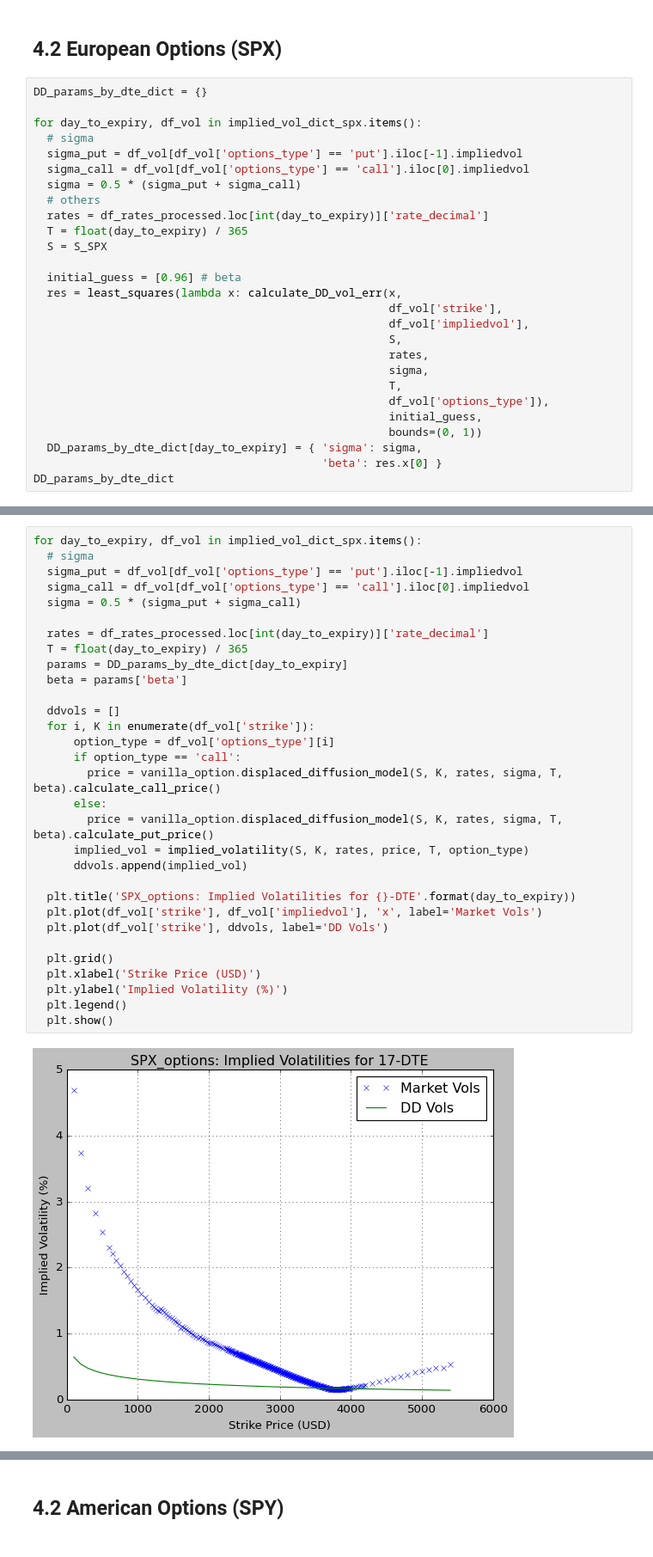
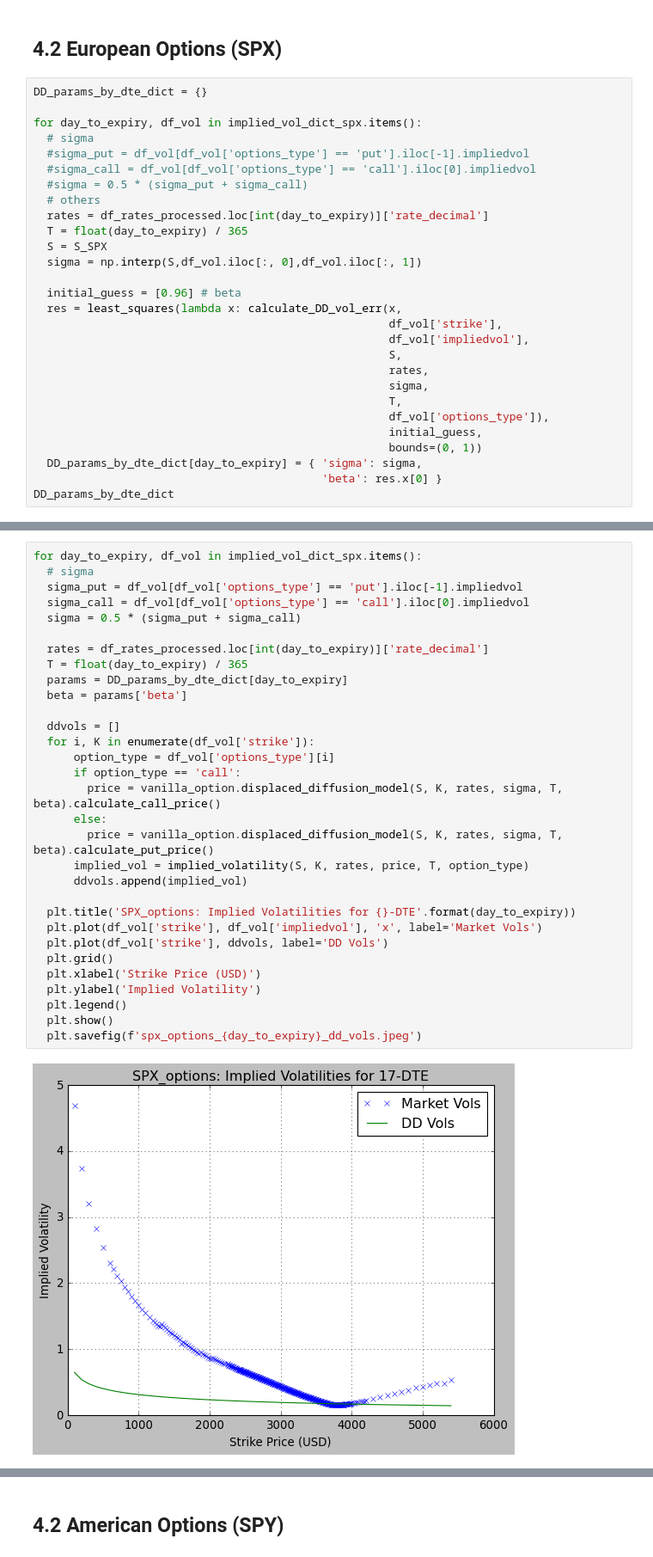
Before and after one commit to andreignatius/stochastic-calculus, a Jupyter notebook: model_calibration/model_calibration.ipynb, the cells around one changed output, grey strips where cells are left out. Shown at 86% size. Drawn from its saved outputs; the diff is of its cells as text.

```diff
--- a/model_calibration/model_calibration.ipynb
+++ b/model_calibration/model_calibration.ipynb
@@ -175,13 +179,14 @@ DD_params_by_dte_dict = {}
 
 for day_to_expiry, df_vol in implied_vol_dict_spx.items():
   # sigma
-  sigma_put = df_vol[df_vol['options_type'] == 'put'].iloc[-1].impliedvol
-  sigma_call = df_vol[df_vol['options_type'] == 'call'].iloc[0].impliedvol
-  sigma = 0.5 * (sigma_put + sigma_call)
+  #sigma_put = df_vol[df_vol['options_type'] == 'put'].iloc[-1].impliedvol
+  #sigma_call = df_vol[df_vol['options_type'] == 'call'].iloc[0].impliedvol
+  #sigma = 0.5 * (sigma_put + sigma_call)
   # others
   rates = df_rates_processed.loc[int(day_to_expiry)]['rate_decimal']
   T = float(day_to_expiry) / 365
   S = S_SPX
+  sigma = np.interp(S,df_vol.iloc[:, 0],df_vol.iloc[:, 1])
 
   initial_guess = [0.96] # beta
   res = least_squares(lambda x: calculate_DD_vol_err(x,
@@ -204,33 +209,33 @@ DD_params_by_dte_dict
 # %%
 for day_to_expiry, df_vol in implied_vol_dict_spx.items():
   # sigma
   sigma_put = df_vol[df_vol['options_type'] == 'put'].iloc[-1].impliedvol
   sigma_call = df_vol[df_vol['options_type'] == 'call'].iloc[0].impliedvol
   sigma = 0.5 * (sigma_put + sigma_call)
 
   rates = df_rates_processed.loc[int(day_to_expiry)]['rate_decimal']
   T = float(day_to_expiry) / 365
   params = DD_params_by_dte_dict[day_to_expiry]
   beta = params['beta']
 
   ddvols = []
   for i, K in enumerate(df_vol['strike']):
       option_type = df_vol['options_type'][i]
       if option_type == 'call':
         price = vanilla_option.displaced_diffusion_model(S, K, rates, sigma, T, beta).calculate_call_price()
       else:
         price = vanilla_option.displaced_diffusion_model(S, K, rates, sigma, T, beta).calculate_put_price()
       implied_vol = implied_volatility(S, K, rates, price, T, option_type)
       ddvols.append(implied_vol)
 
   plt.title('SPX_options: Implied Volatilities for {}-DTE'.format(day_to_expiry))
   plt.plot(df_vol['strike'], df_vol['impliedvol'], 'x', label='Market Vols')
   plt.plot(df_vol['strike'], ddvols, label='DD Vols')
-
   plt.grid()
   plt.xlabel('Strike Price (USD)')
-  plt.ylabel('Implied Volatility (%)')
+  plt.ylabel('Implied Volatility')
   plt.legend()
   plt.show()
+  plt.savefig(f'spx_options_{day_to_expiry}_dd_vols.jpeg')
 # %% [output]
-[figure, old version]
+[figure, new version]
```
Also changed, not shown: parts of 11 cells of this notebook.
